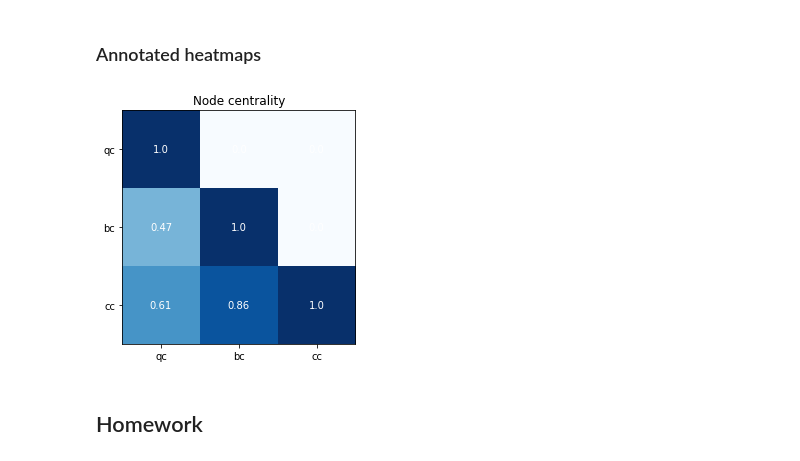
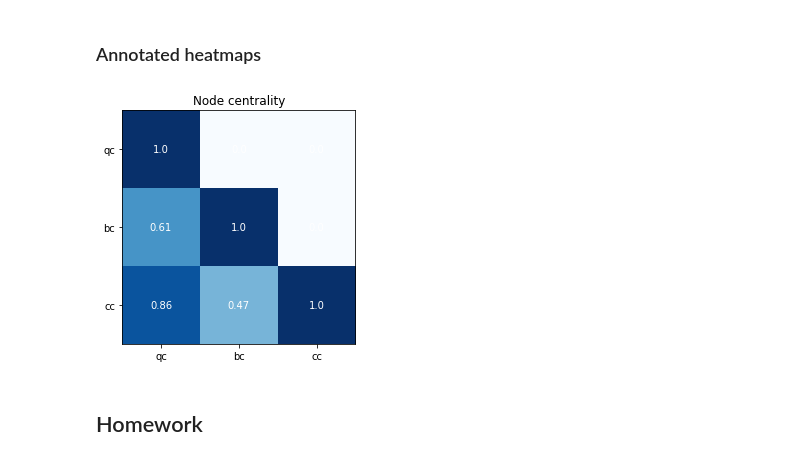
Before and after one commit to SaskaAloric/IntroCompleNeT2023, a Jupyter notebook: Notebooks/CNT_lession5.ipynb, the cells around one changed output. Cells and saved outputs as stored; diff of their text form; code cells hidden in the pictures.

```diff
--- a/Notebooks/CNT_lession5.ipynb
+++ b/Notebooks/CNT_lession5.ipynb
@@ -816,27 +816,29 @@ Cbc[0][1]
 # %% [output]
 0.47453331814710226
 # %%
-C=np.array([[1,0,0],[np.around(Cbc[0][1],2),1,0],[np.around(Cab[0][1],2),np.around(Cac[0][1],2),1]])
+C=np.array([[1,0,0],[np.around(Cab[0][1],2),1,0],[np.around(Cac[0][1],2),np.around(Cbc[0][1],2),1]])
 # %% [markdown]
 ### Annotated heatmaps
 # %%
 cc=['qc','bc','cc']
 fig, ax = plt.subplots()
 im = ax.imshow(C, cmap="Blues")
-ax.set_xticks(np.arange(len(cc)), labels=cc)
-ax.set_yticks(np.arange(len(cc)), labels=cc)
+ax.set_xticks(np.arange(len(cc)))
+ax.set_yticks(np.arange(len(cc)))
+ax.set_xticklabels(cc)
+ax.set_yticklabels(cc)
 for i in range(len(cc)):
     for j in range(len(cc)):
         text = ax.text(j, i, C[i, j],
                        ha="center", va="center", color="w")
 
 ax.set_title("Node centrality")
 fig.tight_layout()
 plt.show()
 fig.savefig("centrality_correlations.png")
 plt.show()
 # %% [output]
-[figure, old version]
+[figure, new version]
 # %% [markdown]
 ## Homework
 # %% [markdown]
```
Also changed, not shown: parts of 30 cells of this notebook.
